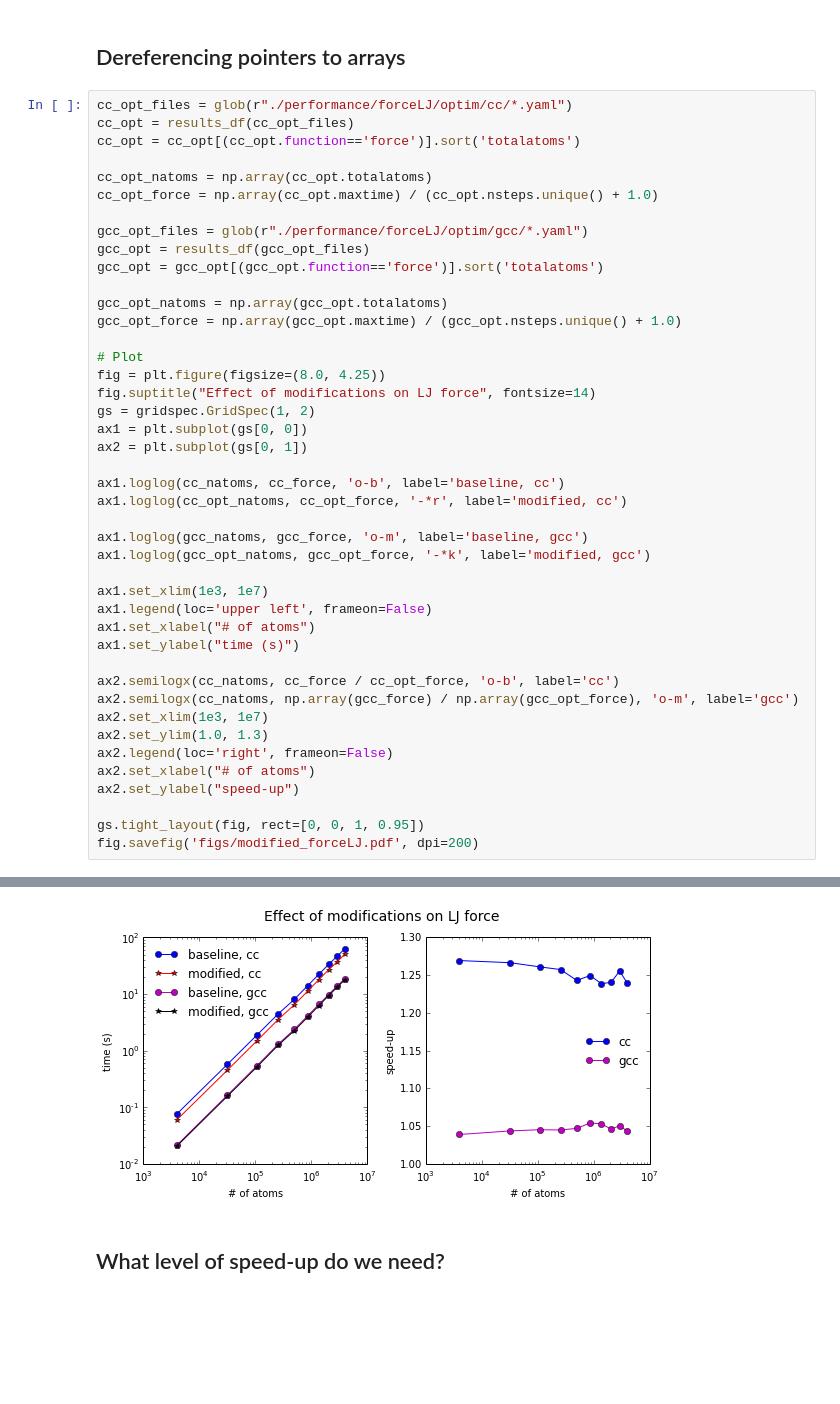
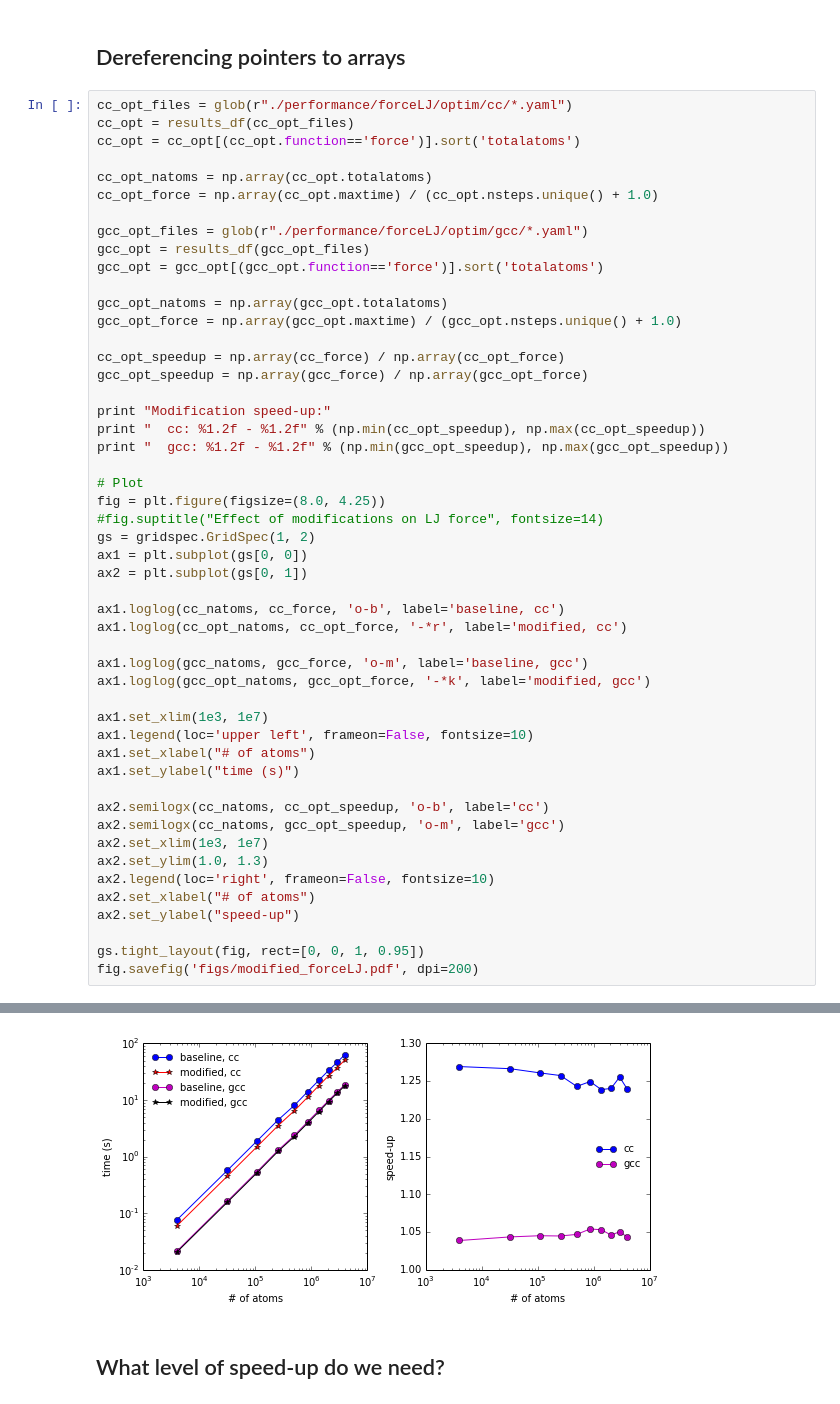
Before and after one commit to shigh/CoMD, a Jupyter notebook: plots.ipynb, the cells around one changed output, grey strips where cells are left out. Saved outputs shown, nothing was run; the diff lists cells and outputs as text; blank space fills up the shorter version.

```diff
--- a/plots.ipynb
+++ b/plots.ipynb
@@ -248,9 +341,16 @@ gcc_opt = gcc_opt[(gcc_opt.function=='force')].sort('totalatoms')
 gcc_opt_natoms = np.array(gcc_opt.totalatoms)
 gcc_opt_force = np.array(gcc_opt.maxtime) / (gcc_opt.nsteps.unique() + 1.0)
 
+cc_opt_speedup = np.array(cc_force) / np.array(cc_opt_force)
+gcc_opt_speedup = np.array(gcc_force) / np.array(gcc_opt_force)
+
+print "Modification speed-up:"
+print "  cc: %1.2f - %1.2f" % (np.min(cc_opt_speedup), np.max(cc_opt_speedup))
+print "  gcc: %1.2f - %1.2f" % (np.min(gcc_opt_speedup), np.max(gcc_opt_speedup))
+
 # Plot
 fig = plt.figure(figsize=(8.0, 4.25))
-fig.suptitle("Effect of modifications on LJ force", fontsize=14)
+#fig.suptitle("Effect of modifications on LJ force", fontsize=14)
 gs = gridspec.GridSpec(1, 2)
 ax1 = plt.subplot(gs[0, 0])
 ax2 = plt.subplot(gs[0, 1])
@@ -262,15 +362,15 @@ ax1.loglog(gcc_natoms, gcc_force, 'o-m', label='baseline, gcc')
 ax1.loglog(gcc_opt_natoms, gcc_opt_force, '-*k', label='modified, gcc')
 
 ax1.set_xlim(1e3, 1e7)
-ax1.legend(loc='upper left', frameon=False)
+ax1.legend(loc='upper left', frameon=False, fontsize=10)
 ax1.set_xlabel("# of atoms")
 ax1.set_ylabel("time (s)")
 
-ax2.semilogx(cc_natoms, cc_force / cc_opt_force, 'o-b', label='cc')
-ax2.semilogx(cc_natoms, np.array(gcc_force) / np.array(gcc_opt_force), 'o-m', label='gcc')
+ax2.semilogx(cc_natoms, cc_opt_speedup, 'o-b', label='cc')
+ax2.semilogx(cc_natoms, gcc_opt_speedup, 'o-m', label='gcc')
 ax2.set_xlim(1e3, 1e7)
 ax2.set_ylim(1.0, 1.3)
-ax2.legend(loc='right', frameon=False)
+ax2.legend(loc='right', frameon=False, fontsize=10)
 ax2.set_xlabel("# of atoms")
 ax2.set_ylabel("speed-up")
 
@@ -280,4 +383,4 @@ fig.savefig('figs/modified_forceLJ.pdf', dpi=200)
-[figure, old version]
+[figure, new version]
 # %% [markdown]
 What level of speed-up do we need?
 ---------------------------------
```
Also changed, not shown: parts of 8 cells of this notebook, 7 other files.
